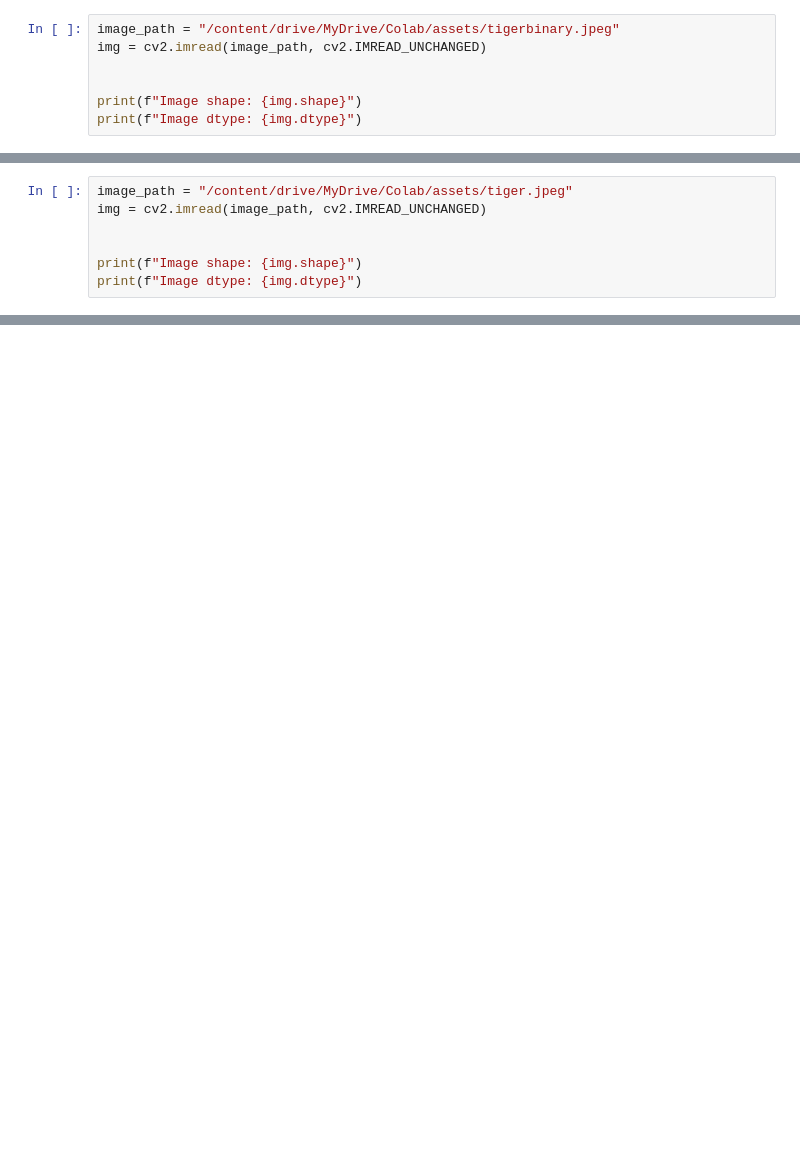
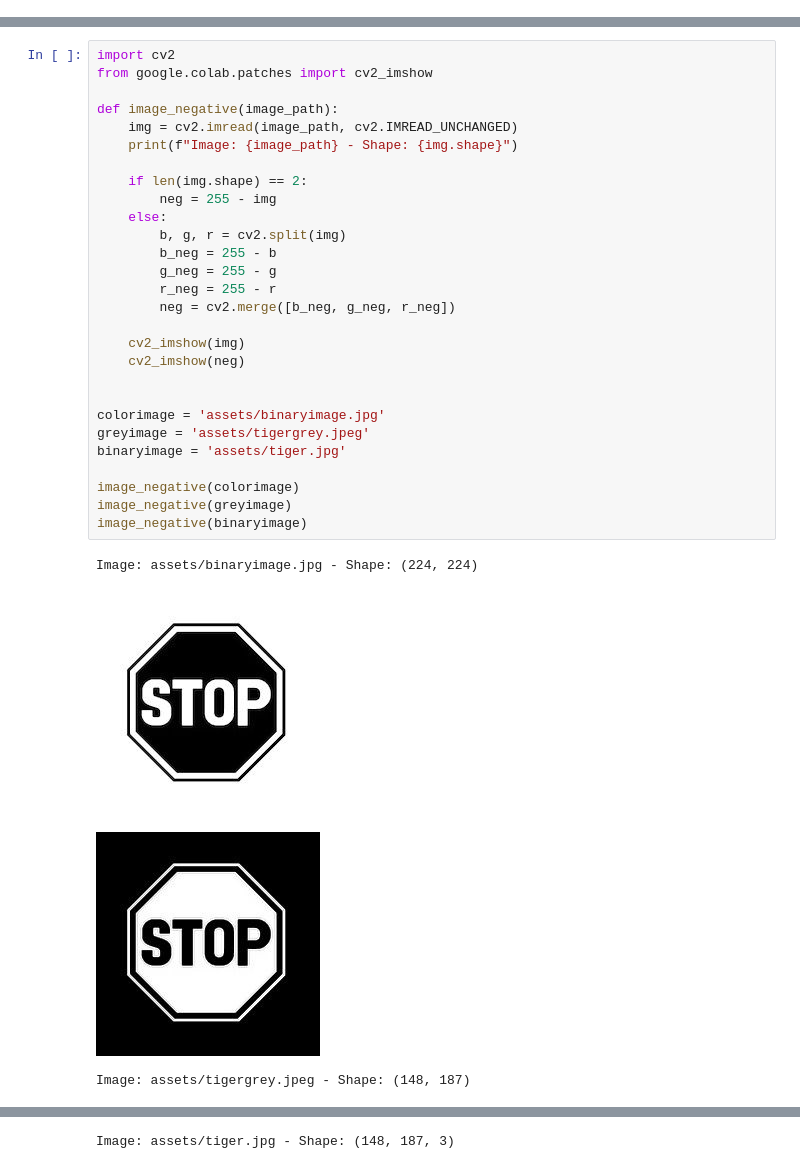
Before and after one commit to nkuv/ai, a Jupyter notebook: exp8.ipynb, the cells around one changed output, grey strips where cells are left out. Saved outputs shown, nothing was run; the diff lists cells and outputs as text; blank space fills up the shorter version.

```diff
--- a/exp8.ipynb
+++ b/exp8.ipynb
@@ -49,7 +0,0 @@ plt.show()
-# %%
-image_path = "/content/drive/MyDrive/Colab/assets/tigerbinary.jpeg"
-img = cv2.imread(image_path, cv2.IMREAD_UNCHANGED)
-
-
-print(f"Image shape: {img.shape}")
-print(f"Image dtype: {img.dtype}")
@@ -93,7 +0,0 @@ plt.show()
-# %%
-image_path = "/content/drive/MyDrive/Colab/assets/tiger.jpeg"
-img = cv2.imread(image_path, cv2.IMREAD_UNCHANGED)
-
-
-print(f"Image shape: {img.shape}")
-print(f"Image dtype: {img.dtype}")
@@ -136,0 +1,33 @@ plt.show()
+# %%
+import cv2
+from google.colab.patches import cv2_imshow
+
+def image_negative(image_path):
+    img = cv2.imread(image_path, cv2.IMREAD_UNCHANGED)
+    print(f"Image: {image_path} - Shape: {img.shape}")
+
+    if len(img.shape) == 2:
+        neg = 255 - img
+    else:
+        b, g, r = cv2.split(img)
+        b_neg = 255 - b
+        g_neg = 255 - g
+        r_neg = 255 - r
+        neg = cv2.merge([b_neg, g_neg, r_neg])
+
+    cv2_imshow(img)
+    cv2_imshow(neg)
+
+
+colorimage = 'assets/binaryimage.jpg'
+greyimage = 'assets/tigergrey.jpeg'
+binaryimage = 'assets/tiger.jpg'
+
+image_negative(colorimage)
+image_negative(greyimage)
+image_negative(binaryimage)
+# %% [output]
+Image: assets/binaryimage.jpg - Shape: (224, 224)
+[figure, added]
+[figure, added]
+Image: assets/tigergrey.jpeg - Shape: (148, 187)
@@ -136,0 +36 @@ plt.show()
+Image: assets/tiger.jpg - Shape: (148, 187, 3)
```
Also changed, not shown: parts of 7 cells of this notebook, 11 other files.
